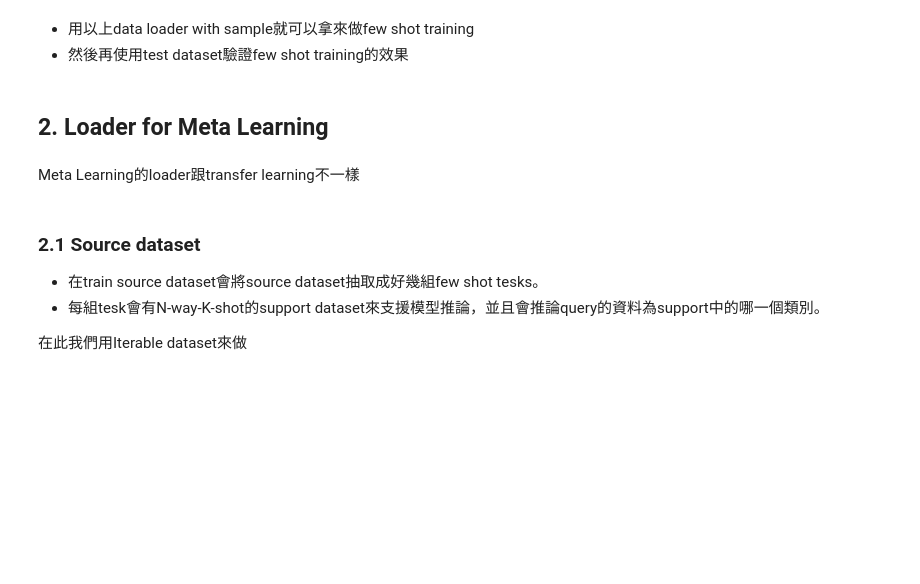
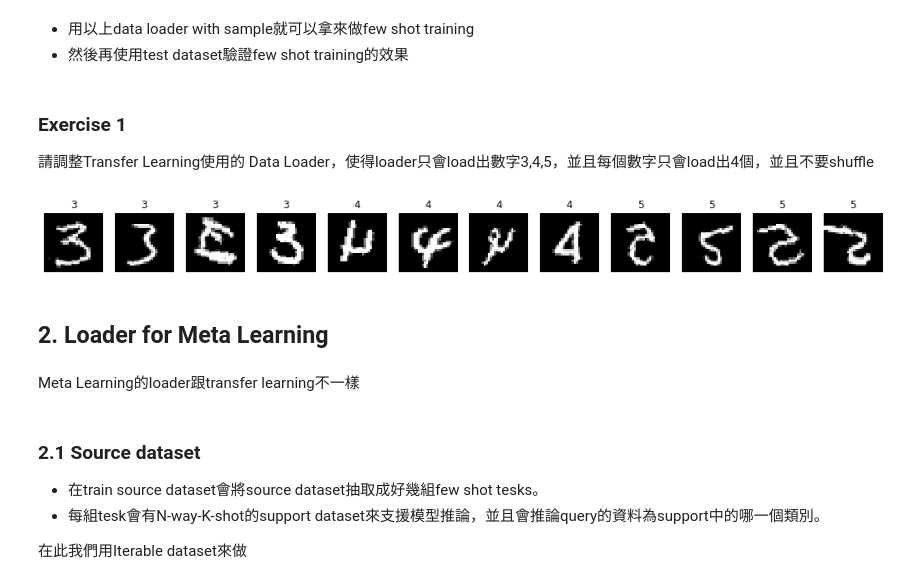
Before and after one commit to DeepStudio-TW/small-data-ssl-lecture, a Jupyter notebook: 1_FSL_Data_Loader.ipynb, the cells around one changed output. Cells and saved outputs as stored; diff of their text form; code cells hidden in the pictures; blank space fills up the shorter version.

```diff
--- a/1_FSL_Data_Loader.ipynb
+++ b/1_FSL_Data_Loader.ipynb
@@ -365,3 +372,7 @@ show_data(x.numpy().transpose(0,2,3,1),y.numpy())
 # %% [markdown]
 * 用以上data loader with sample就可以拿來做few shot training
 * 然後再使用test dataset驗證few shot training的效果
+# %% [markdown]
+### Exercise 1
+
+請調整Transfer Learning使用的 Data Loader，使得loader只會load出數字3,4,5，並且每個數字只會load出4個，並且不要shuffle
@@ -368,3 +383,14 @@ show_data(x.numpy().transpose(0,2,3,1),y.numpy())
+# %%
+# 下面畫出來測試
+target_dataloader=DataLoader(target_dataset,
+                    batch_size=BS_TRAIN,
+                    shuffle=False,
+                    sampler=sampler)
+for x,y in target_dataloader:
+    break
+show_data(x.numpy().transpose(0,2,3,1),y.numpy())
+# %% [output]
+[figure, added]
 # %% [markdown]
 ## 2. Loader for Meta Learning
 # %% [markdown]
```
Also changed, not shown: parts of 31 cells of this notebook, 5 other files.
